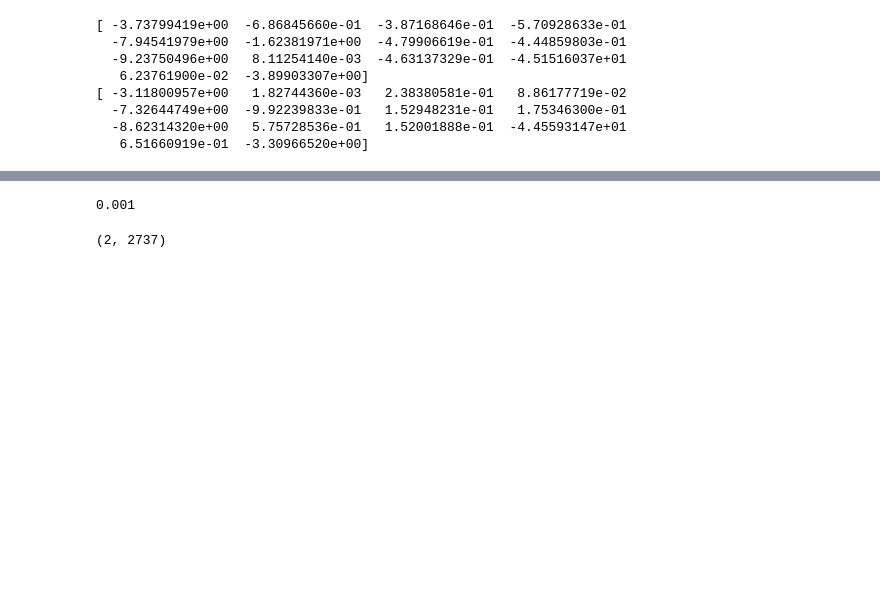
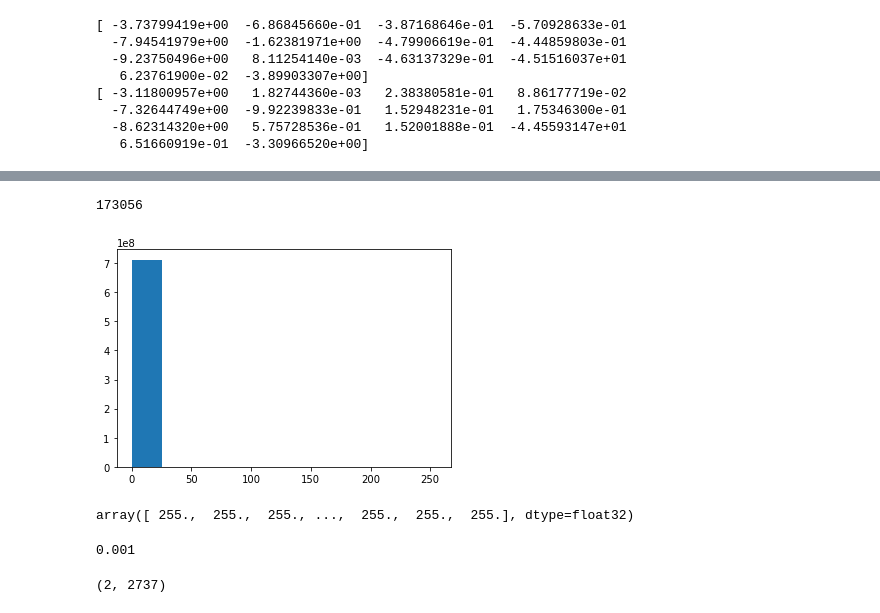
Before and after one commit to SorokinV/2018-TopCoder-Konika-Minolta, a Jupyter notebook: Jupyter/CM-V02-NET.ipynb, the cells around one changed output, grey strips where cells are left out. Cells and saved outputs as stored; diff of their text form; code cells hidden in the pictures; blank space fills up the shorter version.

```diff
--- a/Jupyter/CM-V02-NET.ipynb
+++ b/Jupyter/CM-V02-NET.ipynb
@@ -857,3 +861,15 @@ del tYY,tPP
+# %%
+416*416
+# %% [output]
+173056
+# %%
+#tYY.shape
+#YY.max()
+plt.hist(YY.ravel()); plt.show()
+YY[YY>0]
+# %% [output]
+[figure, added]
+array([ 255.,  255.,  255., ...,  255.,  255.,  255.], dtype=float32)
 # %%
 
 #model10.lr.get_value()
```
Also changed, not shown: parts of 8 cells of this notebook, 1 other file.
